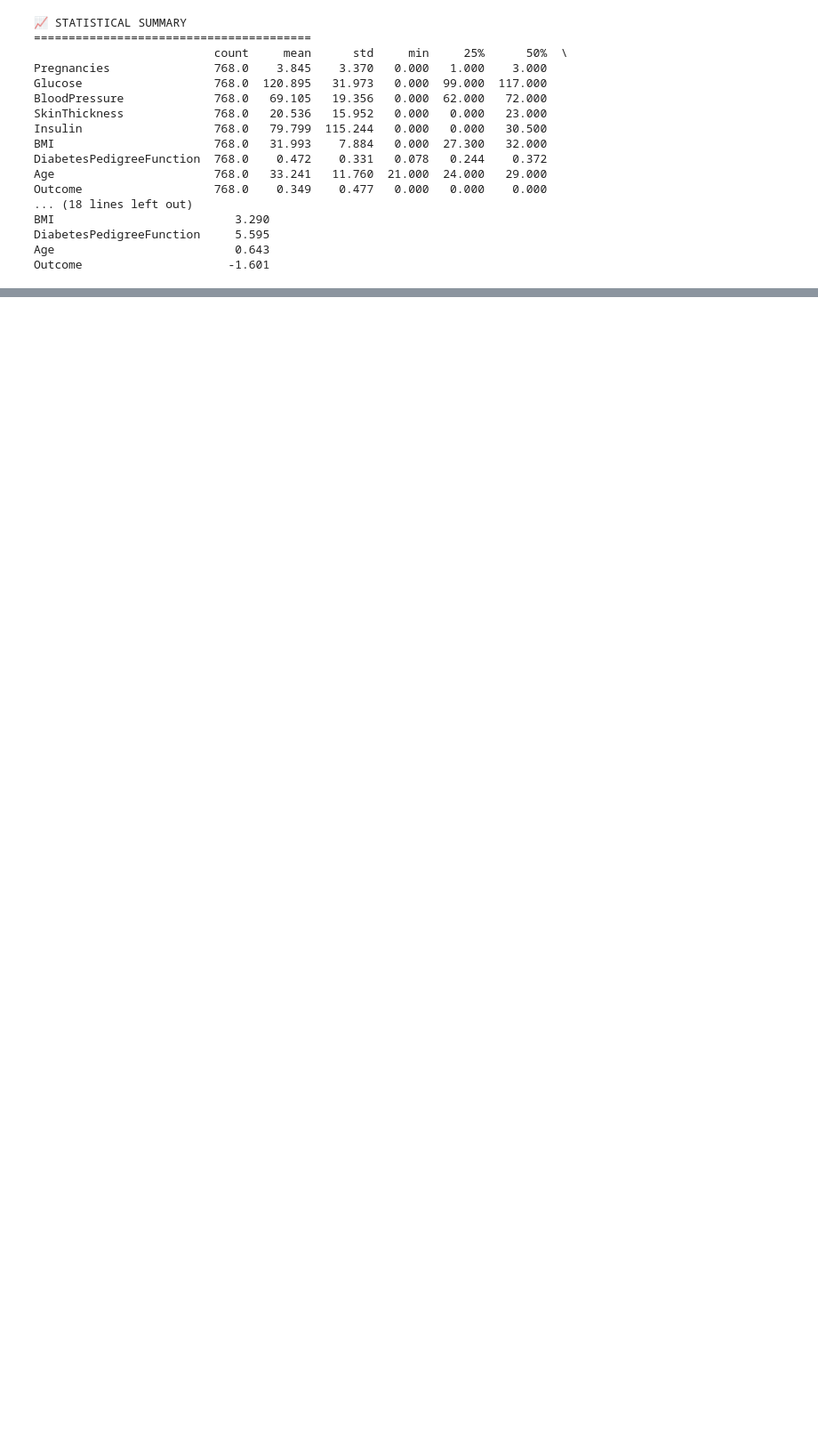
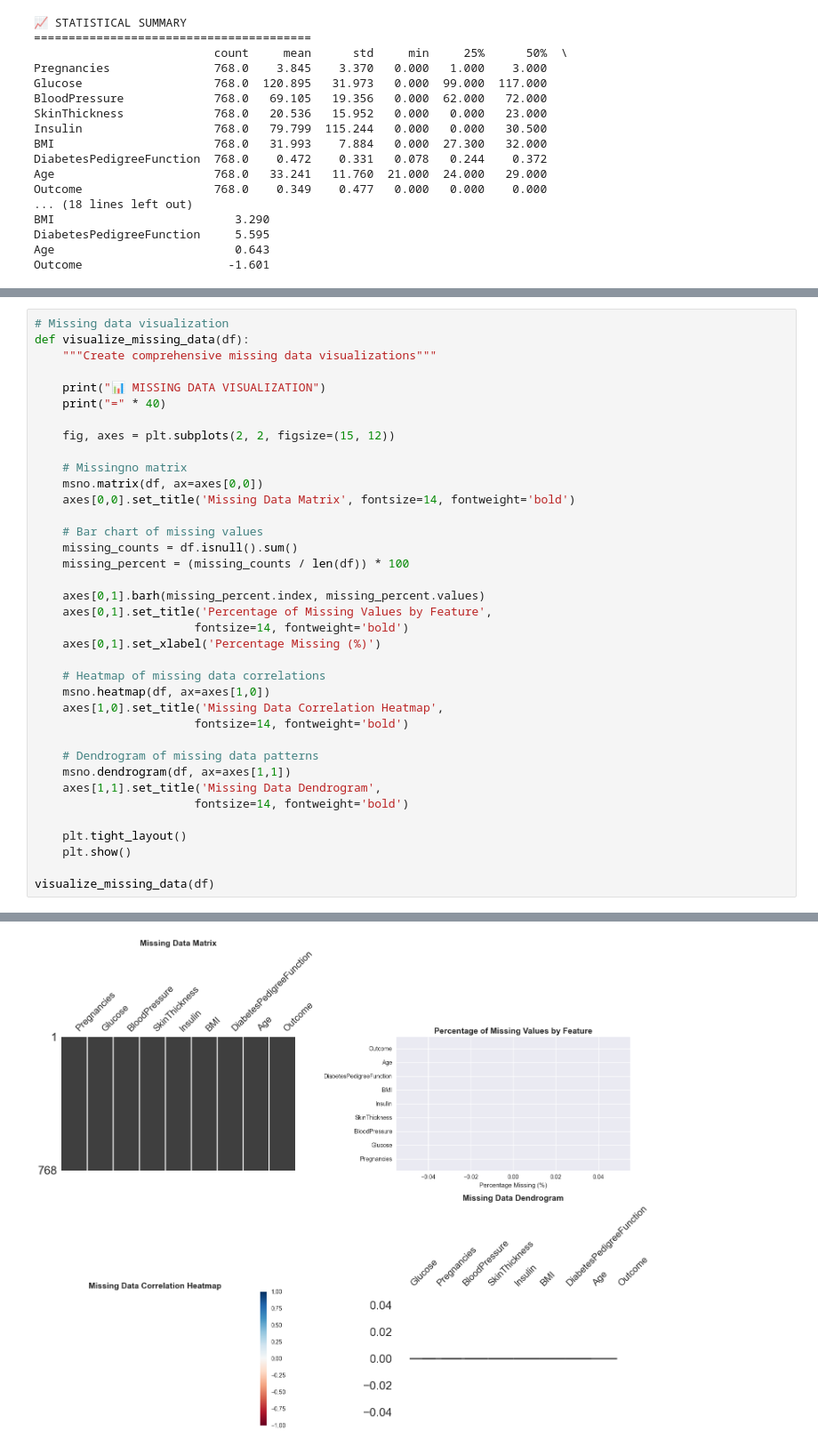
Before and after one commit to nebekisa/diabetes-data-preparation, a Jupyter notebook: notebooks/01_data_understanding.ipynb, the cells around one changed output, grey strips where cells are left out. Shown: that part at 89% size. Cells and saved outputs as stored; diff of their text form; blank space fills up the shorter version.

Commit message:
feat: Add biological impossibilities analysis and missing data visualization

```diff
--- a/notebooks/01_data_understanding.ipynb
+++ b/notebooks/01_data_understanding.ipynb
@@ -122,0 +172,38 @@ Outcome                     -1.601
+# %%
+# Missing data visualization
+def visualize_missing_data(df):
+    """Create comprehensive missing data visualizations"""
+
+    print("📊 MISSING DATA VISUALIZATION")
+    print("=" * 40)
+
+    fig, axes = plt.subplots(2, 2, figsize=(15, 12))
+
+    # Missingno matrix
+    msno.matrix(df, ax=axes[0,0])
+    axes[0,0].set_title('Missing Data Matrix', fontsize=14, fontweight='bold')
+
+    # Bar chart of missing values
+    missing_counts = df.isnull().sum()
+    missing_percent = (missing_counts / len(df)) * 100
+
+    axes[0,1].barh(missing_percent.index, missing_percent.values)
+    axes[0,1].set_title('Percentage of Missing Values by Feature',
+                       fontsize=14, fontweight='bold')
+    axes[0,1].set_xlabel('Percentage Missing (%)')
+
+    # Heatmap of missing data correlations
+    msno.heatmap(df, ax=axes[1,0])
+    axes[1,0].set_title('Missing Data Correlation Heatmap',
+                       fontsize=14, fontweight='bold')
+
+    # Dendrogram of missing data patterns
+    msno.dendrogram(df, ax=axes[1,1])
+    axes[1,1].set_title('Missing Data Dendrogram',
+                       fontsize=14, fontweight='bold')
+
+    plt.tight_layout()
+    plt.show()
+
+visualize_missing_data(df)
+# %% [output]
@@ -122,0 +212 @@ Outcome                     -1.601
+[figure, added]
```
Also changed, not shown: parts of 2 cells of this notebook.
